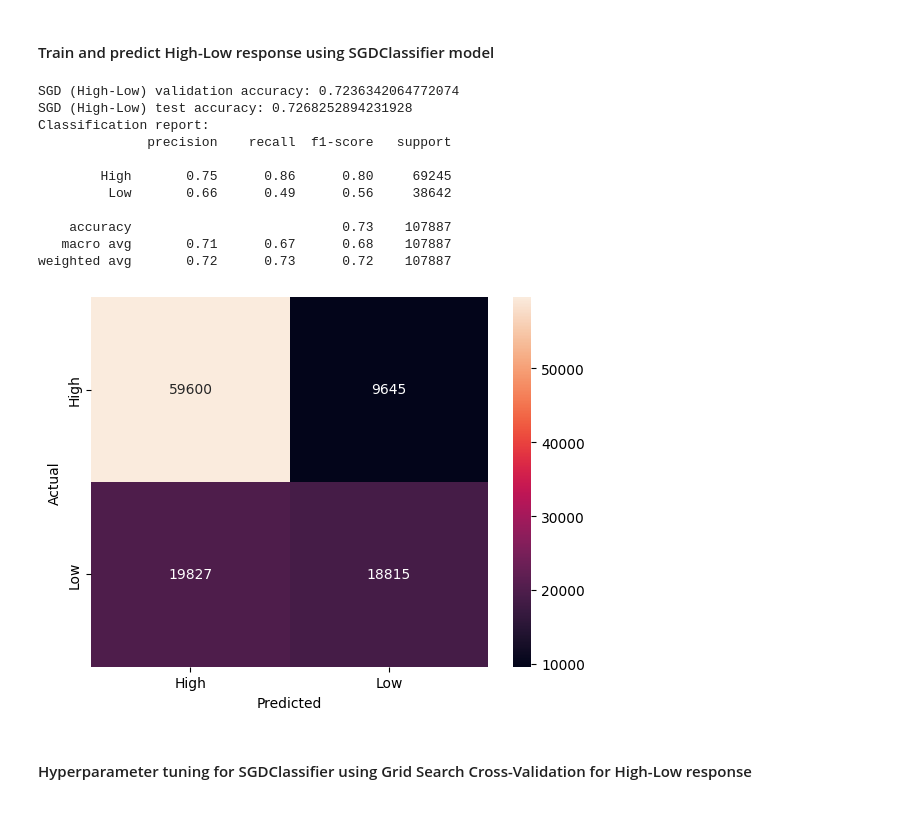
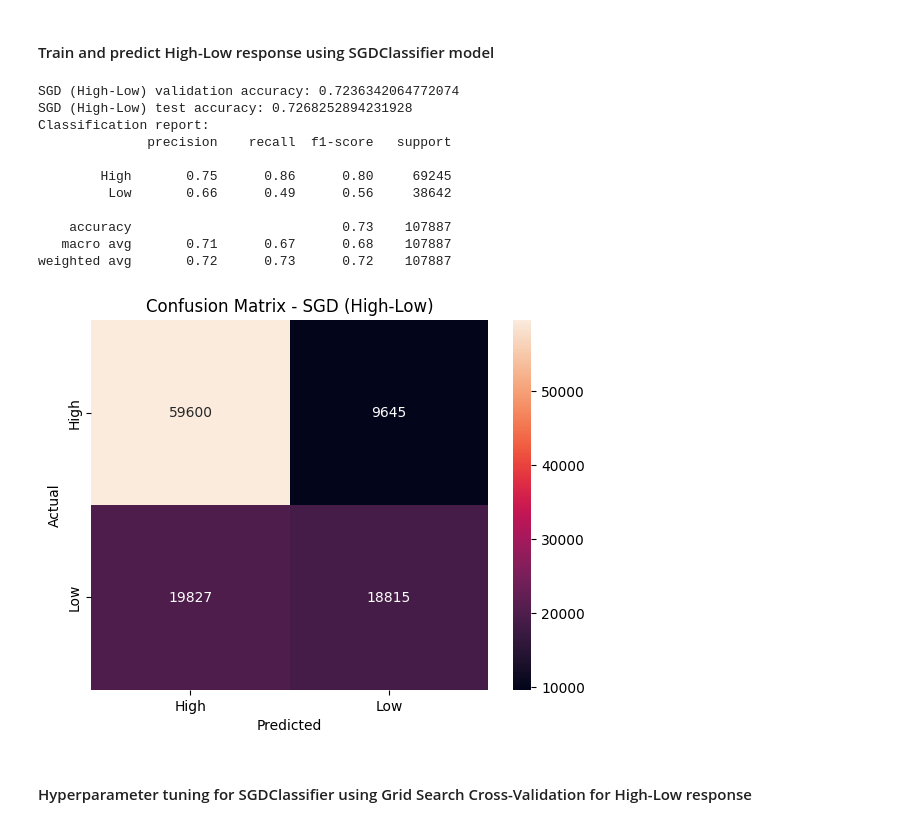
Before and after one commit to suxrobGM/cs6140-assignments, a Jupyter notebook: assignments/src/assignment2/notebook2.ipynb, the cells around one changed output. Saved outputs shown, nothing was run; the diff lists cells and outputs as text; code cells hidden in the pictures.

```diff
--- a/assignments/src/assignment2/notebook2.ipynb
+++ b/assignments/src/assignment2/notebook2.ipynb
@@ -791,36 +815,39 @@ y_val_pred = sgd_hl.predict(X_hl_val)
 
 accuracy_sgd_hl = accuracy_score(y_hl_val, y_val_pred)
 test_accuracy_sgd_hl = accuracy_score(y_hl_test, y_test_pred)
+precision_sgd_hl = precision_score(y_hl_val, y_val_pred, pos_label="High")
+recall_sgd_hl = recall_score(y_hl_val, y_val_pred, pos_label="High")
 
 print("SGD (High-Low) validation accuracy:", accuracy_sgd_hl)
 print("SGD (High-Low) test accuracy:", test_accuracy_sgd_hl)
 
 print("Classification report:")
 print(classification_report(y_hl_test, y_test_pred))
 
 # Plot Confusion Matrix
 cm = confusion_matrix(y_hl_test, y_test_pred)
 sns.heatmap(
     cm, annot=True, fmt="d",
     xticklabels=sgd_hl.classes_, # type: ignore
     yticklabels=sgd_hl.classes_ # type: ignore
 )
 plt.xlabel("Predicted")
 plt.ylabel("Actual")
+plt.title("Confusion Matrix - SGD (High-Low)")
 plt.show()
 # %% [output]
 SGD (High-Low) validation accuracy: 0.7236342064772074
 SGD (High-Low) test accuracy: 0.7268252894231928
 Classification report:
               precision    recall  f1-score   support
 
         High       0.75      0.86      0.80     69245
          Low       0.66      0.49      0.56     38642
 
     accuracy                           0.73    107887
    macro avg       0.71      0.67      0.68    107887
 weighted avg       0.72      0.73      0.72    107887
-[figure, old version]
+[figure, new version]
 # %% [markdown]
 #### Hyperparameter tuning for SGDClassifier using Grid Search Cross-Validation for High-Low response
 # %%
```
Also changed, not shown: parts of 11 cells of this notebook.
